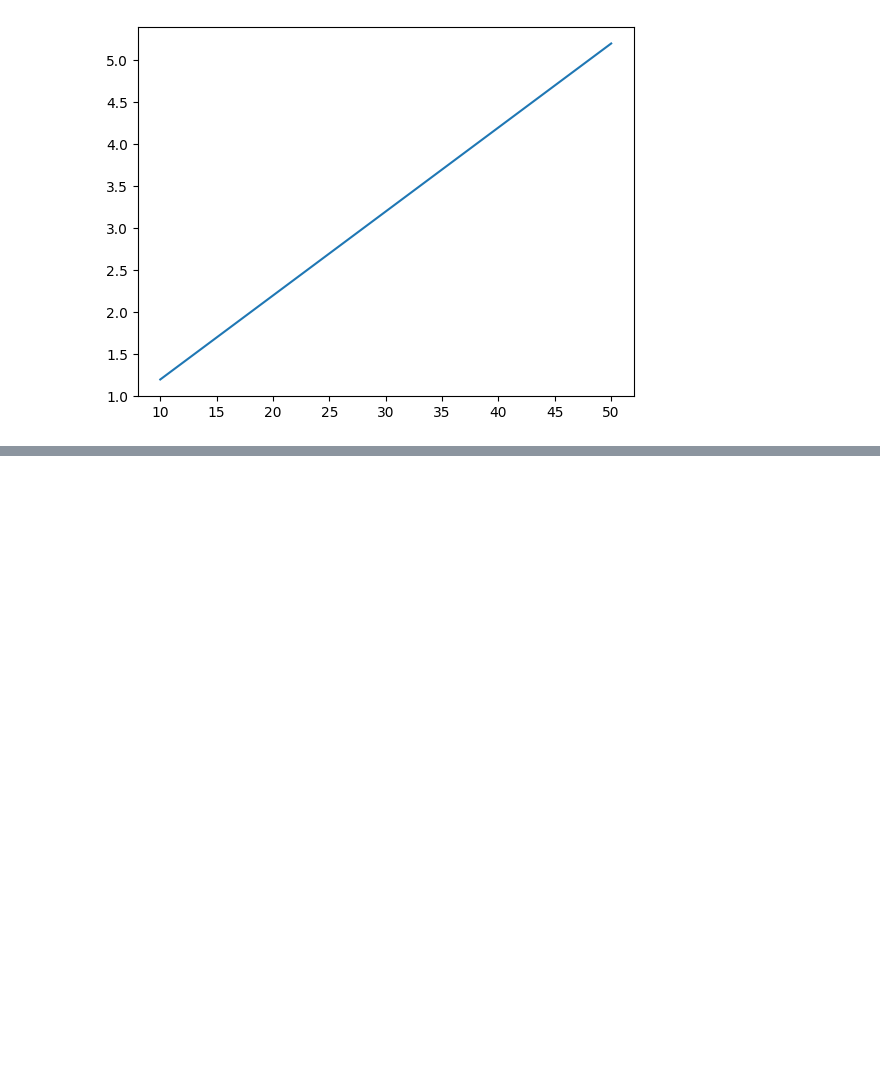
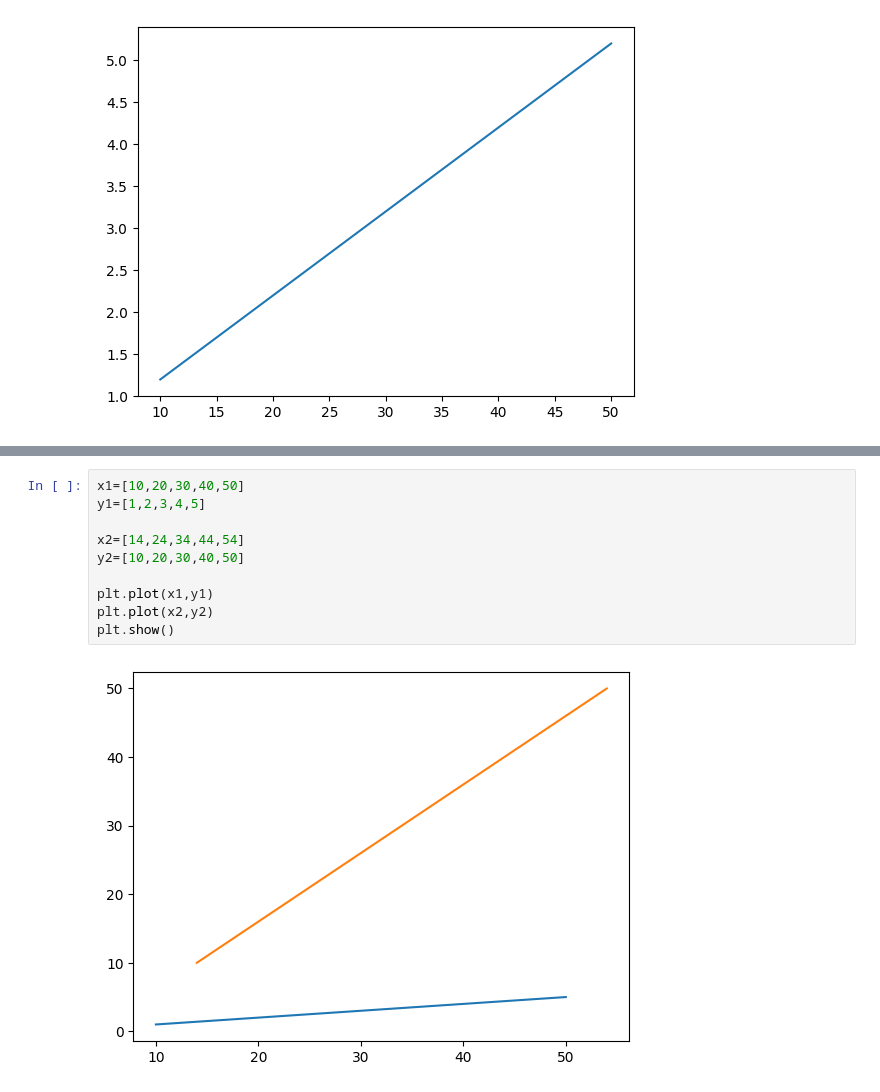
Before and after one commit to AnilBagaji/MachineLearning, a Jupyter notebook: Day7.ipynb, the cells around one changed output, grey strips where cells are left out. Drawn from its saved outputs; the diff is of its cells as text; blank space fills up the shorter version.

```diff
--- a/Day7.ipynb
+++ b/Day7.ipynb
@@ -748,0 +764,12 @@ plt.show()
+# %%
+x1=[10,20,30,40,50]
+y1=[1,2,3,4,5]
+
+x2=[14,24,34,44,54]
+y2=[10,20,30,40,50]
+
+plt.plot(x1,y1)
+plt.plot(x2,y2)
+plt.show()
+# %% [output]
+[figure, added]
```
Also changed, not shown: parts of 5 cells of this notebook.
